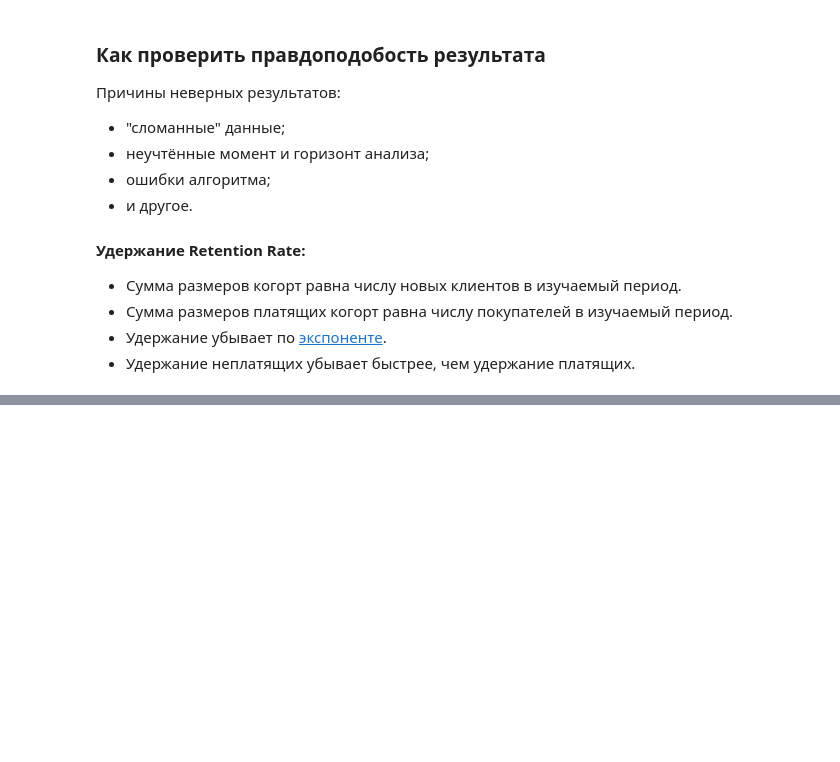
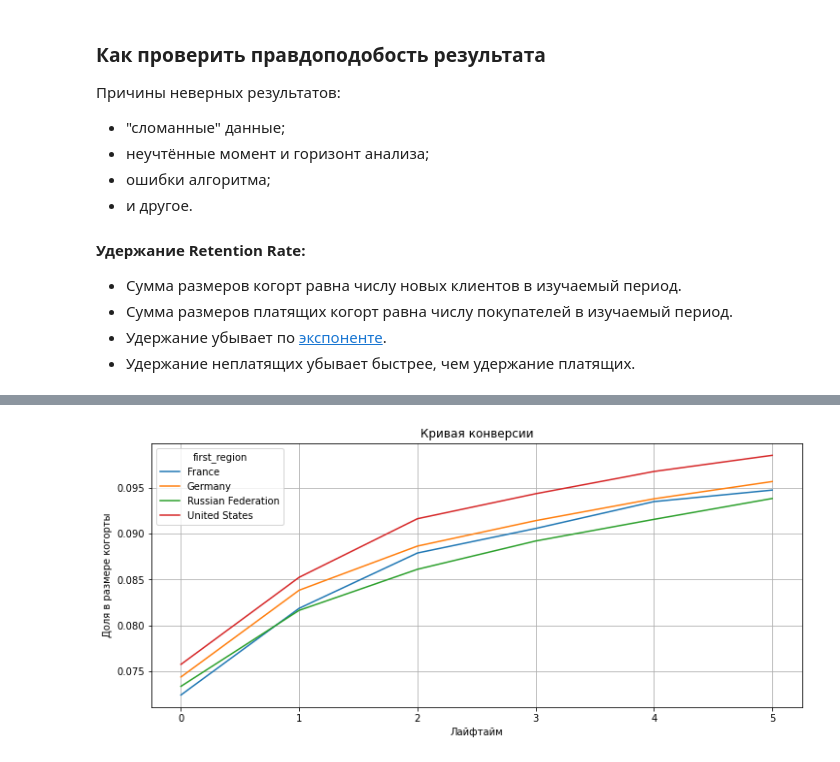
Before and after one commit to okeangel/da_portfolio, a Jupyter notebook: templates/marketing_data_analytics.ipynb, the cells around one changed output, grey strips where cells are left out. Saved outputs shown, nothing was run; the diff lists cells and outputs as text; code cells hidden in the pictures; blank space fills up the shorter version.

```diff
--- a/templates/marketing_data_analytics.ipynb
+++ b/templates/marketing_data_analytics.ipynb
@@ -2835,0 +2963,9 @@ plt.show()
+# %%
+report = conversion.drop(columns={'cohort_size'})
+report.T.plot(grid=True, xticks=list(report.columns.values), figsize=(12, 5))
+plt.title('Кривая конверсии')
+plt.xlabel('Лайфтайм')
+plt.ylabel('Доля в размере когорты')
+plt.show()
+# %% [output]
+[figure, added]
```
Also changed, not shown: parts of 13 cells of this notebook.
